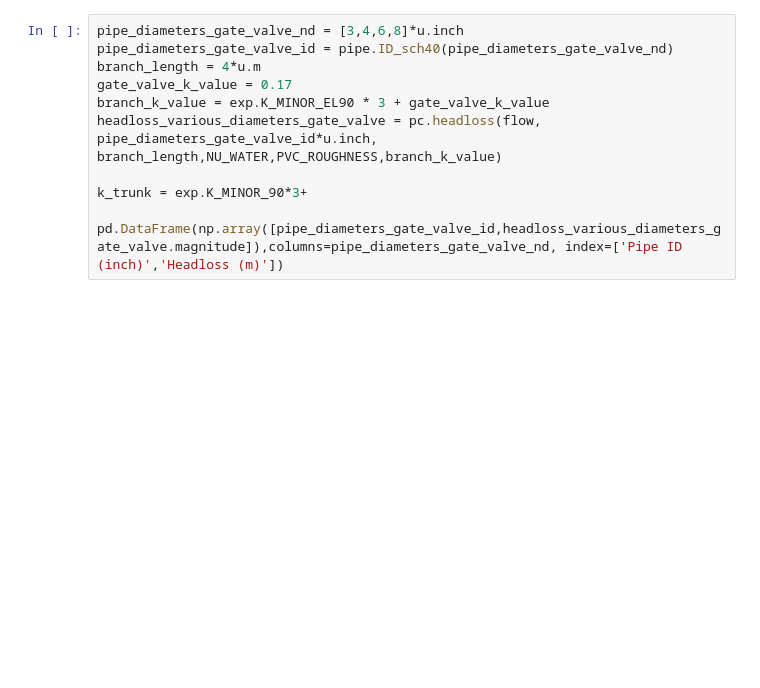
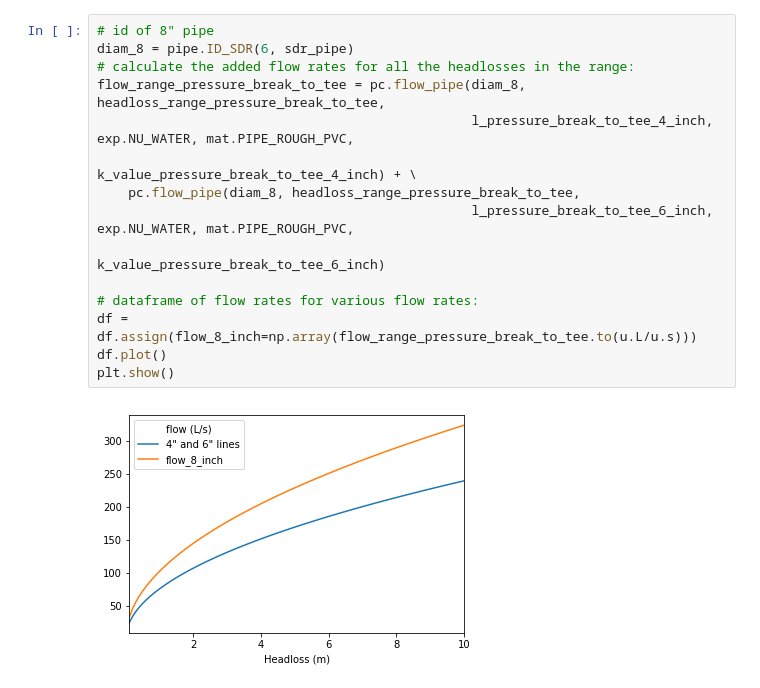
Before and after one commit to AguaClara/plant_notebooks, a Jupyter notebook: Gracias/Gracias.ipynb, the cells around one changed output. Drawn from its saved outputs; the diff is of its cells as text; blank space fills up the shorter version.

```diff
--- a/Gracias/Gracias.ipynb
+++ b/Gracias/Gracias.ipynb
@@ -188,11 +165,17 @@ The first is to determine the minimum gate valve that can be used assuming low h
-# %%
-pipe_diameters_gate_valve_nd = [3,4,6,8]*u.inch
-pipe_diameters_gate_valve_id = pipe.ID_sch40(pipe_diameters_gate_valve_nd)
-branch_length = 4*u.m
-gate_valve_k_value = 0.17
-branch_k_value = exp.K_MINOR_EL90 * 3 + gate_valve_k_value
-headloss_various_diameters_gate_valve = pc.headloss(flow, pipe_diameters_gate_valve_id*u.inch, branch_length,NU_WATER,PVC_ROUGHNESS,branch_k_value)
-
-k_trunk = exp.K_MINOR_90*3+
-
-pd.DataFrame(np.array([pipe_diameters_gate_valve_id,headloss_various_diameters_gate_valve.magnitude]),columns=pipe_diameters_gate_valve_nd, index=['Pipe ID (inch)','Headloss (m)'])
+# %%
+# id of 8" pipe
+diam_8 = pipe.ID_SDR(6, sdr_pipe)
+# calculate the added flow rates for all the headlosses in the range:
+flow_range_pressure_break_to_tee = pc.flow_pipe(diam_8, headloss_range_pressure_break_to_tee,
+                                                l_pressure_break_to_tee_4_inch, exp.NU_WATER, mat.PIPE_ROUGH_PVC,
+                                               k_value_pressure_break_to_tee_4_inch) + \
+    pc.flow_pipe(diam_8, headloss_range_pressure_break_to_tee,
+                                                l_pressure_break_to_tee_6_inch, exp.NU_WATER, mat.PIPE_ROUGH_PVC,
+                                               k_value_pressure_break_to_tee_6_inch)
+
+# dataframe of flow rates for various flow rates:
+df = df.assign(flow_8_inch=np.array(flow_range_pressure_break_to_tee.to(u.L/u.s)))
+df.plot()
+plt.show()
+# %% [output]
+[figure, added]
```
Also changed, not shown: parts of 18 cells of this notebook.
